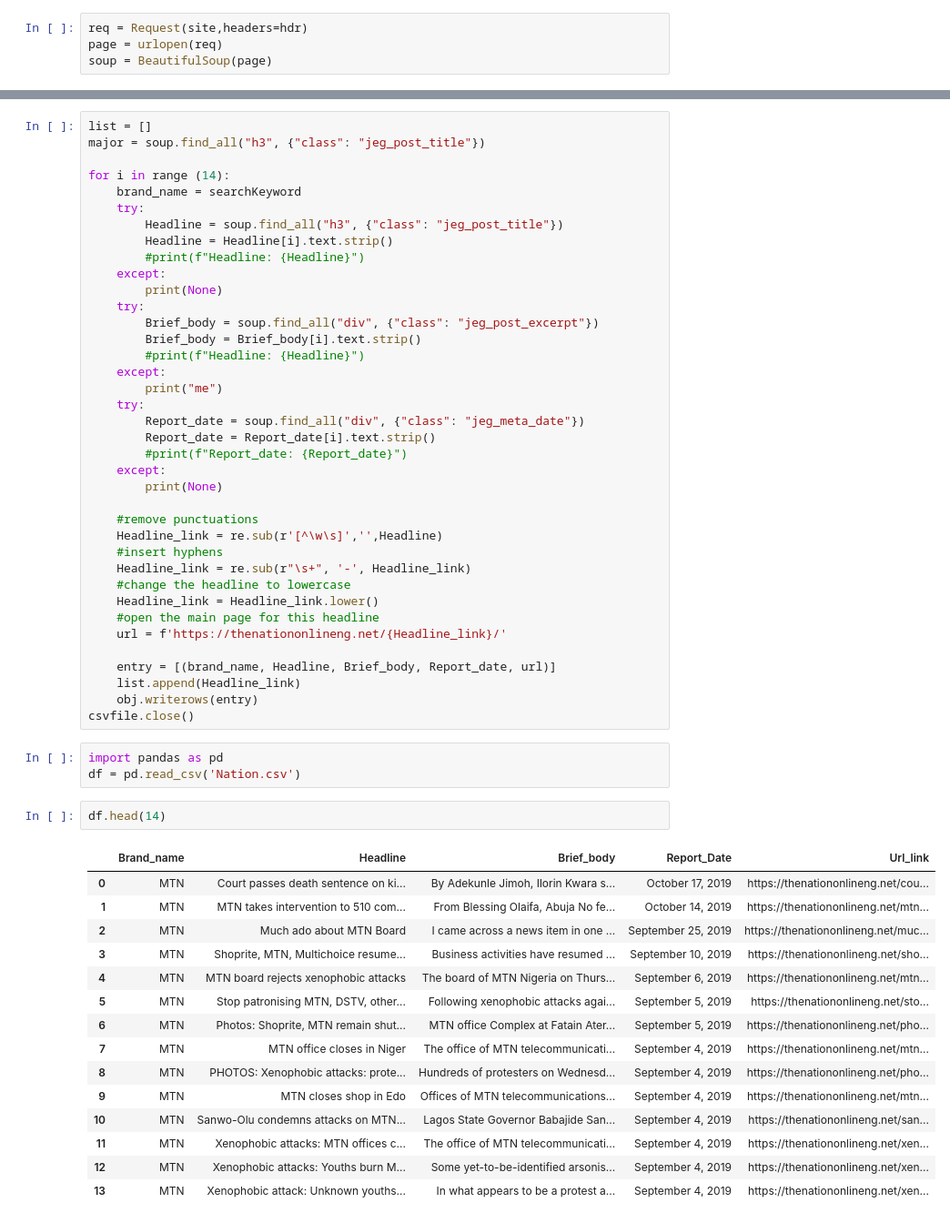
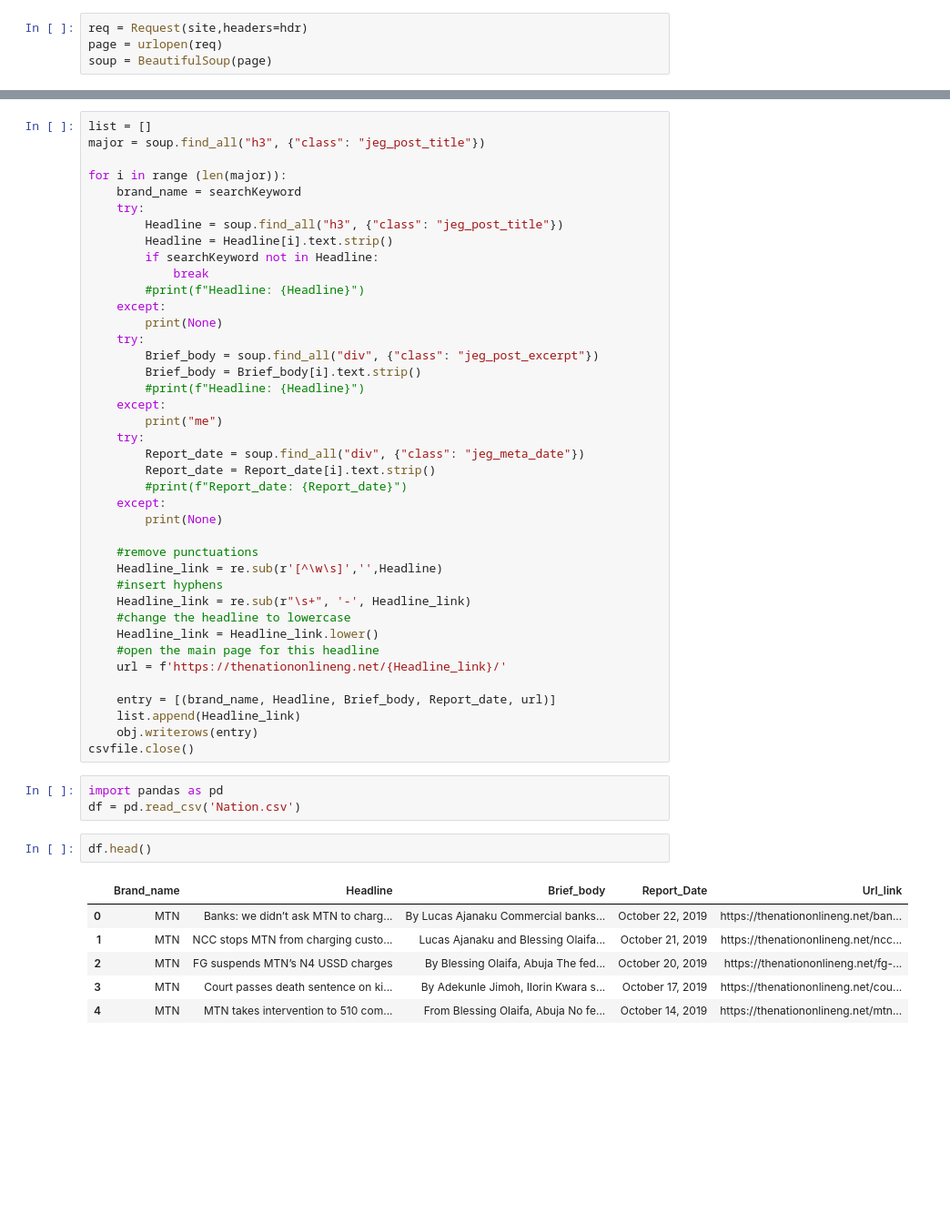
Before and after one commit to Free-tek/Anjie_local_language_corpus_generator, a Jupyter notebook: Punch Scrapping.ipynb, the cells around one changed output, grey strips where cells are left out. Shown at 91% size. Saved outputs shown, nothing was run; the diff lists cells and outputs as text; blank space fills up the shorter version.

```diff
--- a/Punch Scrapping.ipynb
+++ b/Punch Scrapping.ipynb
@@ -154,11 +103,13 @@ obj.writerows(headers)
 list = []
 major = soup.find_all("h3", {"class": "jeg_post_title"})
 
-for i in range (14):
+for i in range (len(major)):
     brand_name = searchKeyword
     try:
         Headline = soup.find_all("h3", {"class": "jeg_post_title"})
         Headline = Headline[i].text.strip()
+        if searchKeyword not in Headline:
+            break
         #print(f"Headline: {Headline}")
     except:
         print(None)
@@ -192,20 +143,11 @@ csvfile.close()
 import pandas as pd
 df = pd.read_csv('Nation.csv')
 # %%
-df.head(14)
+df.head()
 # %% [output]
 |  | Brand_name | Headline | Brief_body | Report_Date | Url_link |
-| 0 | MTN | Court passes death sentence on ki... | By Adekunle Jimoh, Ilorin Kwara s... | October 17, 2019 | https://thenationonlineng.net/cou... |
-| 1 | MTN | MTN takes intervention to 510 com... | From Blessing Olaifa, Abuja No fe... | October 14, 2019 | https://thenationonlineng.net/mtn... |
-| 2 | MTN | Much ado about MTN Board | I came across a news item in one ... | September 25, 2019 | https://thenationonlineng.net/muc... |
-| 3 | MTN | Shoprite, MTN, Multichoice resume... | Business activities have resumed ... | September 10, 2019 | https://thenationonlineng.net/sho... |
-| 4 | MTN | MTN board rejects xenophobic attacks | The board of MTN Nigeria on Thurs... | September 6, 2019 | https://thenationonlineng.net/mtn... |
-| 5 | MTN | Stop patronising MTN, DSTV, other... | Following xenophobic attacks agai... | September 5, 2019 | https://thenationonlineng.net/sto... |
-| 6 | MTN | Photos: Shoprite, MTN remain shut... | MTN office Complex at Fatain Ater... | September 5, 2019 | https://thenationonlineng.net/pho... |
-| 7 | MTN | MTN office closes in Niger | The office of MTN telecommunicati... | September 4, 2019 | https://thenationonlineng.net/mtn... |
-| 8 | MTN | PHOTOS: Xenophobic attacks: prote... | Hundreds of protesters on Wednesd... | September 4, 2019 | https://thenationonlineng.net/pho... |
-| 9 | MTN | MTN closes shop in Edo | Offices of MTN telecommunications... | September 4, 2019 | https://thenationonlineng.net/mtn... |
-| 10 | MTN | Sanwo-Olu condemns attacks on MTN... | Lagos State Governor Babajide San... | September 4, 2019 | https://thenationonlineng.net/san... |
-| 11 | MTN | Xenophobic attacks: MTN offices c... | The office of MTN telecommunicati... | September 4, 2019 | https://thenationonlineng.net/xen... |
-| 12 | MTN | Xenophobic attacks: Youths burn M... | Some yet-to-be-identified arsonis... | September 4, 2019 | https://thenationonlineng.net/xen... |
-| 13 | MTN | Xenophobic attack: Unknown youths... | In what appears to be a protest a... | September 4, 2019 | https://thenationonlineng.net/xen... |
+| 0 | MTN | Banks: we didn’t ask MTN to charg... | By Lucas Ajanaku Commercial banks... | October 22, 2019 | https://thenationonlineng.net/ban... |
+| 1 | MTN | NCC stops MTN from charging custo... | Lucas Ajanaku and Blessing Olaifa... | October 21, 2019 | https://thenationonlineng.net/ncc... |
+| 2 | MTN | FG suspends MTN’s N4 USSD charges | By Blessing Olaifa, Abuja The fed... | October 20, 2019 | https://thenationonlineng.net/fg-... |
+| 3 | MTN | Court passes death sentence on ki... | By Adekunle Jimoh, Ilorin Kwara s... | October 17, 2019 | https://thenationonlineng.net/cou... |
+| 4 | MTN | MTN takes intervention to 510 com... | From Blessing Olaifa, Abuja No fe... | October 14, 2019 | https://thenationonlineng.net/mtn... |
```
Also changed, not shown: parts of 57 cells of this notebook.
